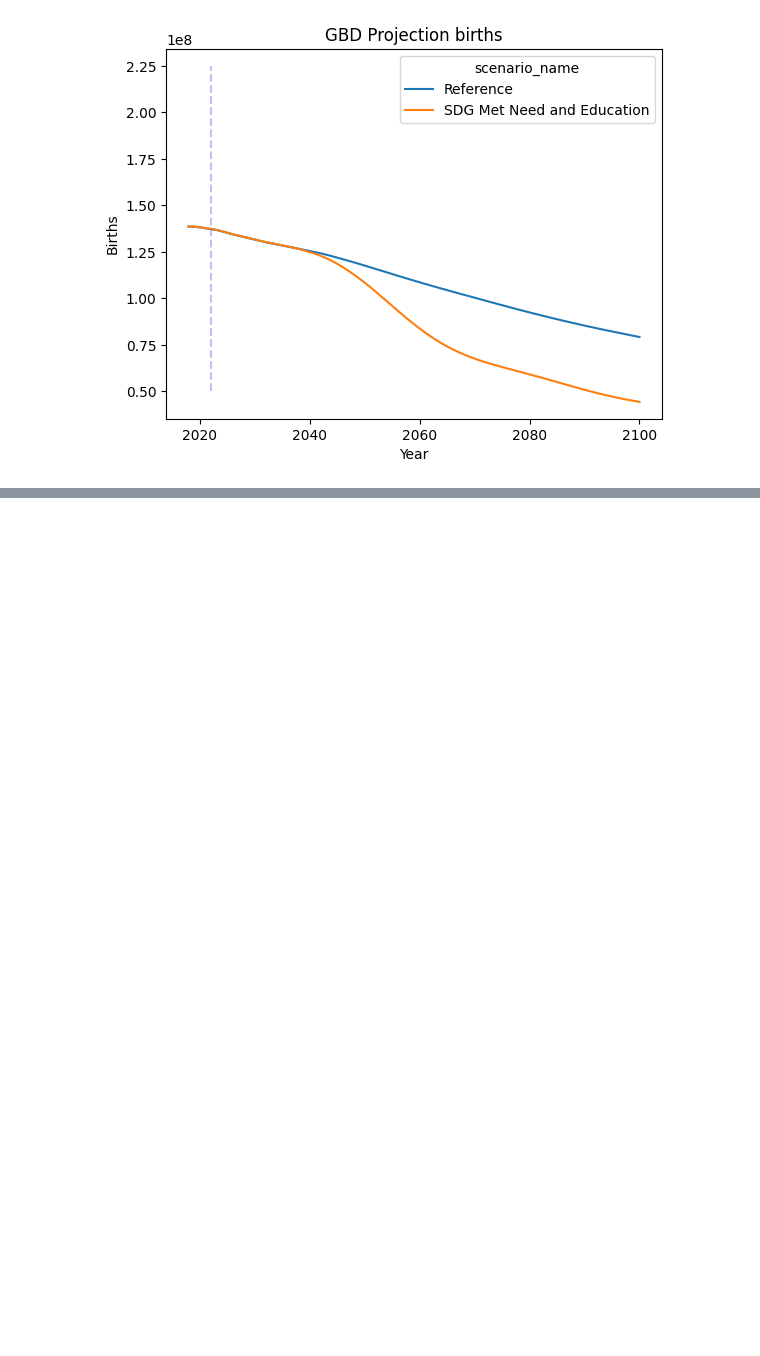
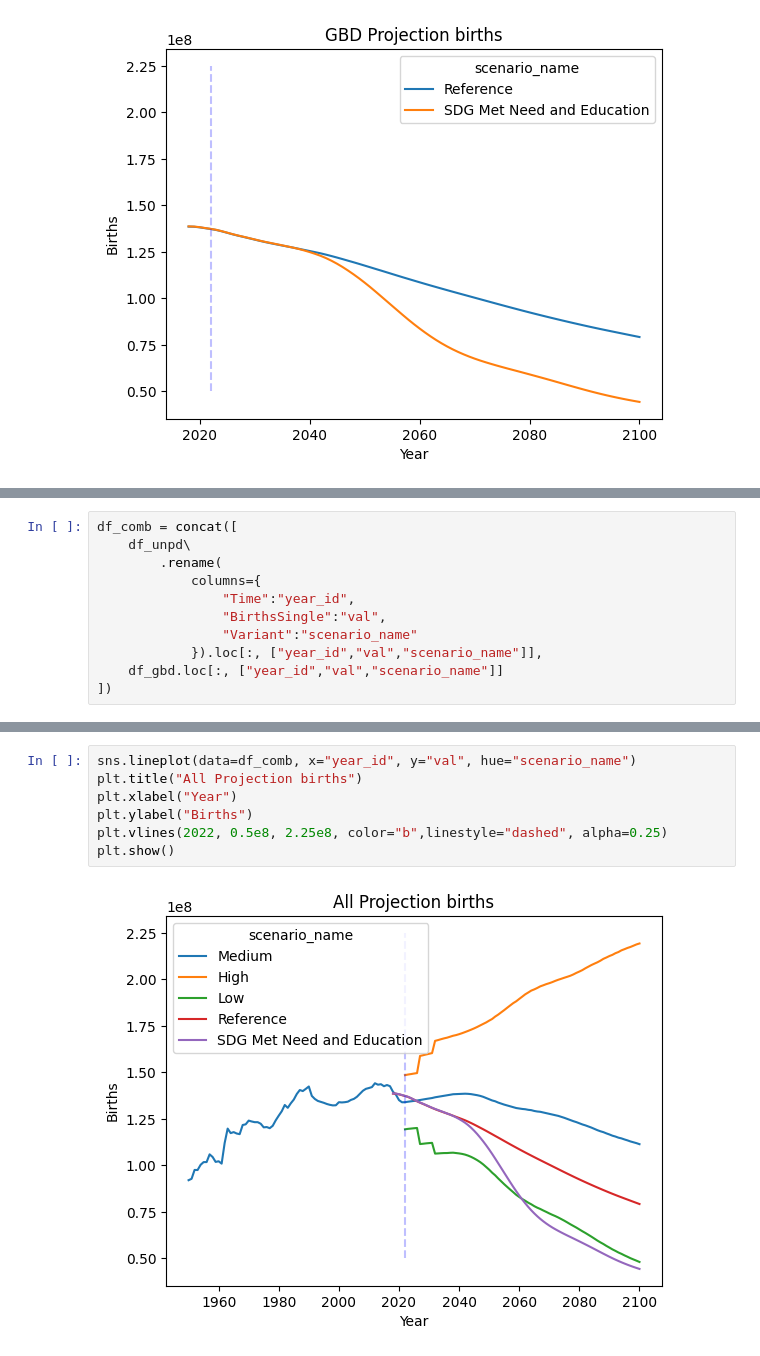
Before and after one commit to Niallfealty/n8b_un_foundation, a Jupyter notebook: model_analysis/exploratory/notebooks/initial_results/ComputeN8B.ipynb, the cells around one changed output, grey strips where cells are left out. Drawn from its saved outputs; the diff is of its cells as text; blank space fills up the shorter version.

Commit message:
Computed N8B dates for High medium and ref scenarios

```diff
--- a/model_analysis/exploratory/notebooks/initial_results/ComputeN8B.ipynb
+++ b/model_analysis/exploratory/notebooks/initial_results/ComputeN8B.ipynb
@@ -113,0 +125,11 @@ df_unpd.groupby("Scenario").BirthsSingle.sum
+# %%
+df_comb = concat([
+    df_unpd\
+        .rename(
+            columns={
+                "Time":"year_id",
+                "BirthsSingle":"val",
+                "Variant":"scenario_name"
+            }).loc[:, ["year_id","val","scenario_name"]],
+    df_gbd.loc[:, ["year_id","val","scenario_name"]]
+])
@@ -113,0 +152,9 @@ df_unpd.groupby("Scenario").BirthsSingle.sum
+# %%
+sns.lineplot(data=df_comb, x="year_id", y="val", hue="scenario_name")
+plt.title("All Projection births")
+plt.xlabel("Year")
+plt.ylabel("Births")
+plt.vlines(2022, 0.5e8, 2.25e8, color="b",linestyle="dashed", alpha=0.25)
+plt.show()
+# %% [output]
+[figure, added]
```
Also changed, not shown: parts of 8 cells of this notebook.
